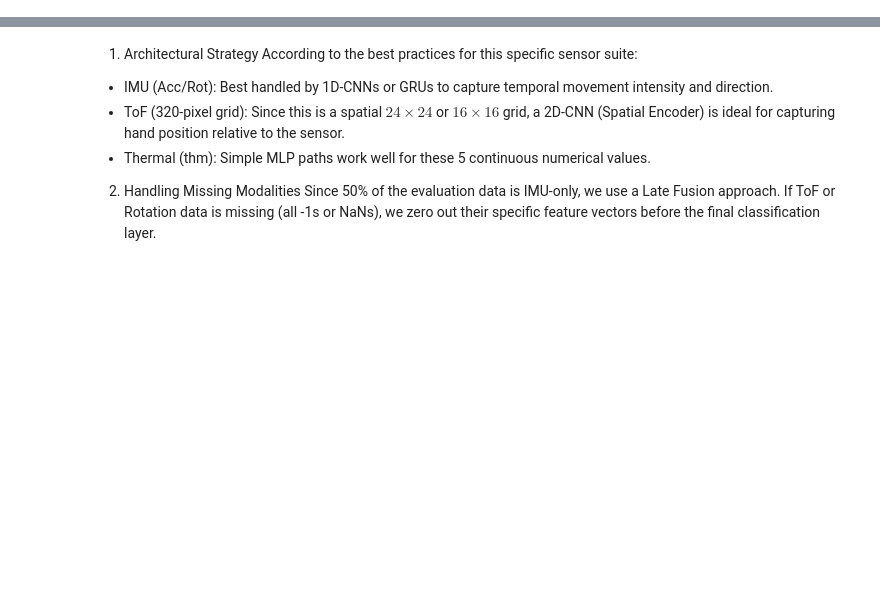
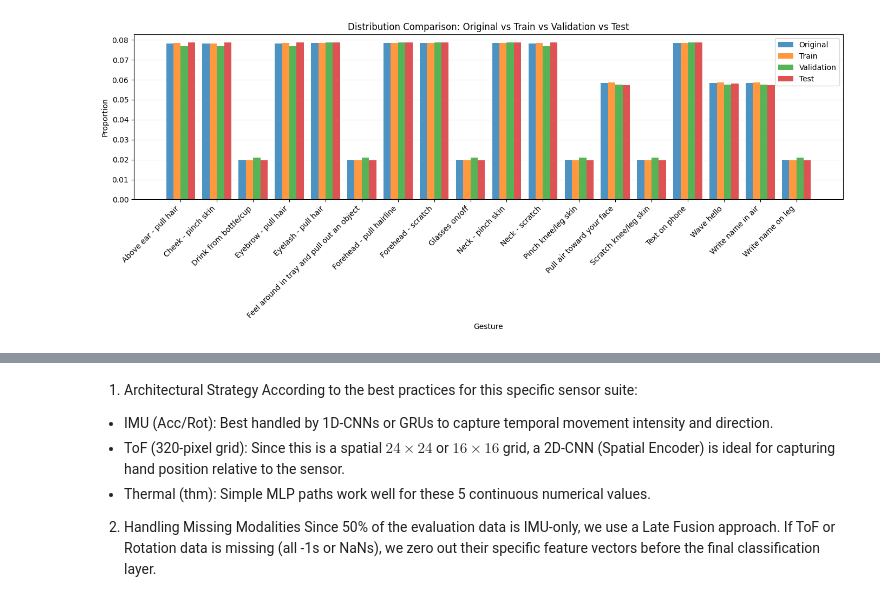
Before and after one commit to m3nadav/sadna, a Jupyter notebook: deep_learning_models.ipynb, the cells around one changed output, grey strips where cells are left out. Saved outputs shown, nothing was run; the diff lists cells and outputs as text; code cells hidden in the pictures; blank space fills up the shorter version.

```diff
--- a/deep_learning_models.ipynb
+++ b/deep_learning_models.ipynb
@@ -48,0 +51,9 @@ train_df[["acc_x", "acc_y", "acc_z"]][:100]
+# %%
+BFRB_GESTURES = [
+    'Above ear - pull hair', 'Eyebrow - pull hair', 'Eyelash - pull hair',
+    'Forehead - pull hairline', 'Forehead - scratch', 'Cheek - pinch skin',
+    'Neck - pinch skin', 'Neck - scratch'
+]
+
+train_df['is_bfrb'] = train_df['gesture'].isin(BFRB_GESTURES)
+print(train_df.columns)
@@ -104,3 +122,4 @@ class IMUProcessor:
         self.time_axis = np.arange(len(self.df)) * self.dt
         self.phases = self.df['phase'].values
         self.acc_mag = np.linalg.norm(self.acc_linear, axis=1)
+        self.valid_mask = valid_mask
@@ -134,0 +126,8 @@ train_df[["acc_x", "acc_y", "acc_z"]][:100]
+# %%
+print("Before empty ROT filtering:")
+print(train_df.info())
+train_df_rotated = IMUProcessor(train_df)
+train_df[["acc_x", "acc_y", "acc_z"]] = train_df_rotated.acc_linear
+train_df = train_df[train_df_rotated.valid_mask]
+print("After empty ROT filtering:")
+train_df.info()
@@ -134,0 +183,51 @@ train_df[["acc_x", "acc_y", "acc_z"]][:100]
+# %%
+def visualize_split_distributions(
+    train_df: pd.DataFrame,
+    val_df: pd.DataFrame,
+    test_df: pd.DataFrame,
+    original_df: pd.DataFrame
+) -> None:
+    """
+    Compare gesture distributions across original, train, validation, and test sets.
+
+    Args:
+        train_df: Training dataframe
+        val_df: Validation dataframe
+        test_df: Test dataframe
+        original_df: Original full dataframe
+    """
+    train_labels = train_df.groupby('sequence_id')['gesture'].first()
+    val_labels = val_df.groupby('sequence_id')['gesture'].first()
+    test_labels = test_df.groupby('sequence_id')['gesture'].first()
+    original_labels = original_df.groupby('sequence_id')['gesture'].first()
+
+    train_props = train_labels.value_counts(normalize=True).sort_index()
+    val_props = val_labels.value_counts(normalize=True).sort_index()
+    test_props = test_labels.value_counts(normalize=True).sort_index()
+    original_props = original_labels.value_counts(normalize=True).sort_index()
+
+    fig, ax = plt.subplots(figsize=(14, 6))
+
+    x = np.arange(len(original_props))
+    width = 0.2
+
+    ax.bar(x - 1.5 * width, original_props.values, width, label='Original', alpha=0.8)
+    ax.bar(x - 0.5 * width, train_props.values, width, label='Train', alpha=0.8)
+    ax.bar(x + 0.5 * width, val_props.values, width, label='Validation', alpha=0.8)
+    ax.bar(x + 1.5 * width, test_props.values, width, label='Test', alpha=0.8)
+
+    ax.set_xlabel('Gesture')
+    ax.set_ylabel('Proportion')
+    ax.set_title('Distribution Comparison: Original vs Train vs Validation vs Test')
+    ax.set_xticks(x)
+    ax.set_xticklabels(original_props.index, rotation=45, ha='right')
+    ax.legend()
+    ax.grid(axis='y', alpha=0.3)
+
+    plt.tight_layout()
+    plt.show()
+
+
+visualize_split_distributions(trainset_df, valset_df, testset_df, train_df)
+# %% [output]
+[figure, added]
```
Also changed, not shown: parts of 49 cells of this notebook.
